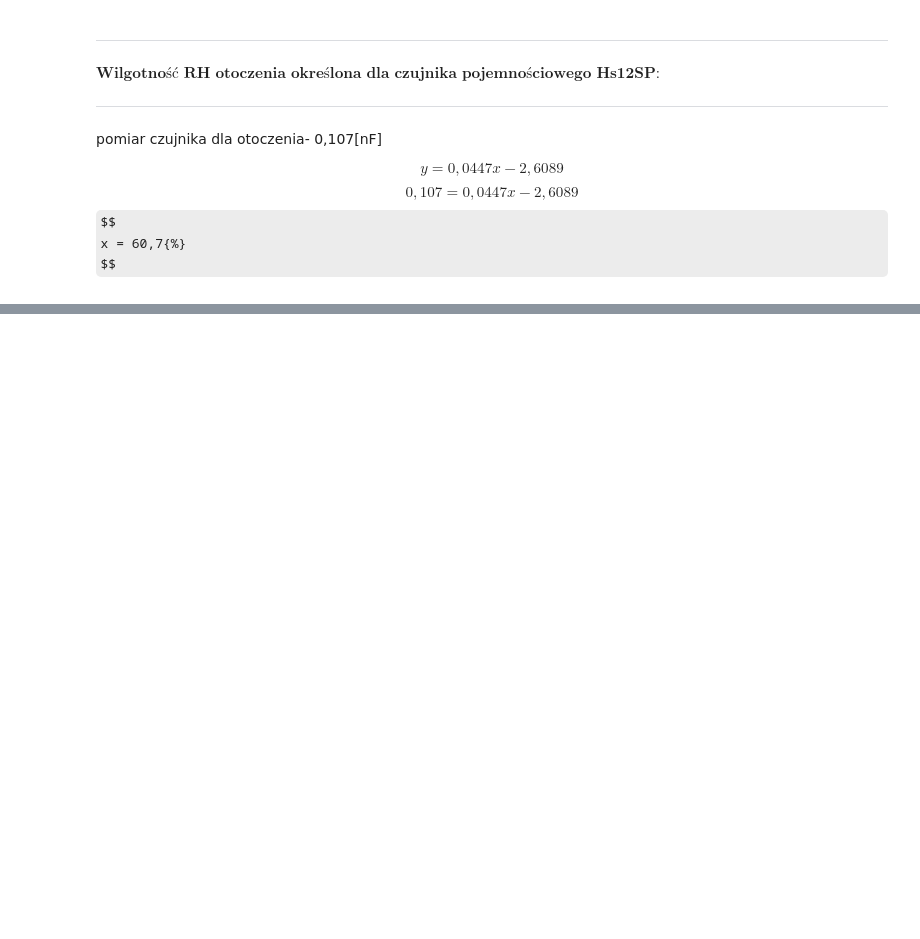
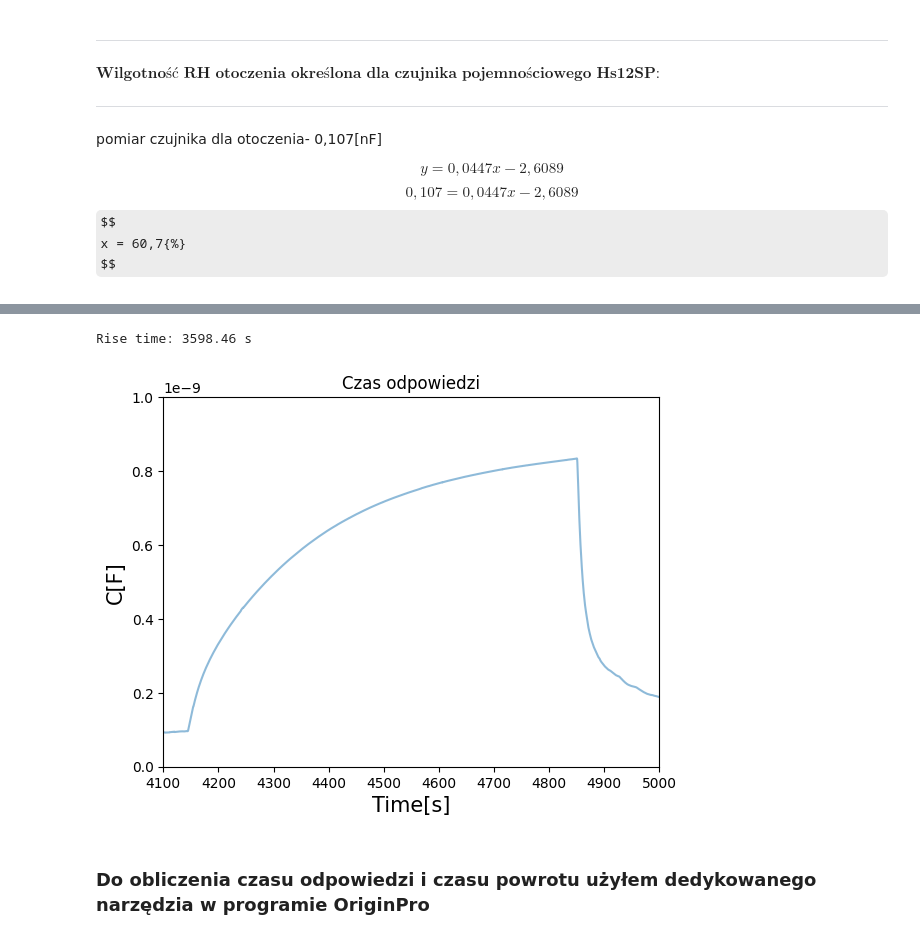
Before and after one commit to irozalski/Sensor_technology-analysis, a Jupyter notebook: humidity sensor/Humidity.ipynb, the cells around one changed output, grey strips where cells are left out. Saved outputs shown, nothing was run; the diff lists cells and outputs as text; code cells hidden in the pictures; some formulas as TeX source; blank space fills up the shorter version.

```diff
--- a/humidity sensor/Humidity.ipynb
+++ b/humidity sensor/Humidity.ipynb
@@ -226,0 +260,32 @@ $$
+# %%
+#interesujacy przedział
+x = pomiary['Time']
+y = pomiary['C[F]']
+
+plt.xlabel('Time[s]', fontsize = 15)
+plt.ylabel('C[F]', fontsize = 15)
+
+plt.xlim(4100,5000)
+plt.ylim(0,0.000000001)
+plt.plot(x, y, alpha=0.5)
+
+plt.title(f'Czas odpowiedzi')
+
+# calculate the rise time
+threshold_low = 0.1 * max(y)
+threshold_high = 0.9 * max(y)
+rise_time = 0
+for i in range(len(y)):
+    if y[i] >= threshold_low and y[i] <= threshold_high:
+        rise_time = x[i]
+        break
+print('Rise time: {:.2f} s'.format(rise_time))
+
+# show the plot
+
+plt.show()
+# %% [output]
+Rise time: 3598.46 s
+[figure, added]
+# %% [markdown]
+### Do obliczenia czasu odpowiedzi i czasu powrotu użyłem dedykowanego narzędzia w programie OriginPro
```
Also changed, not shown: parts of 8 cells of this notebook.
